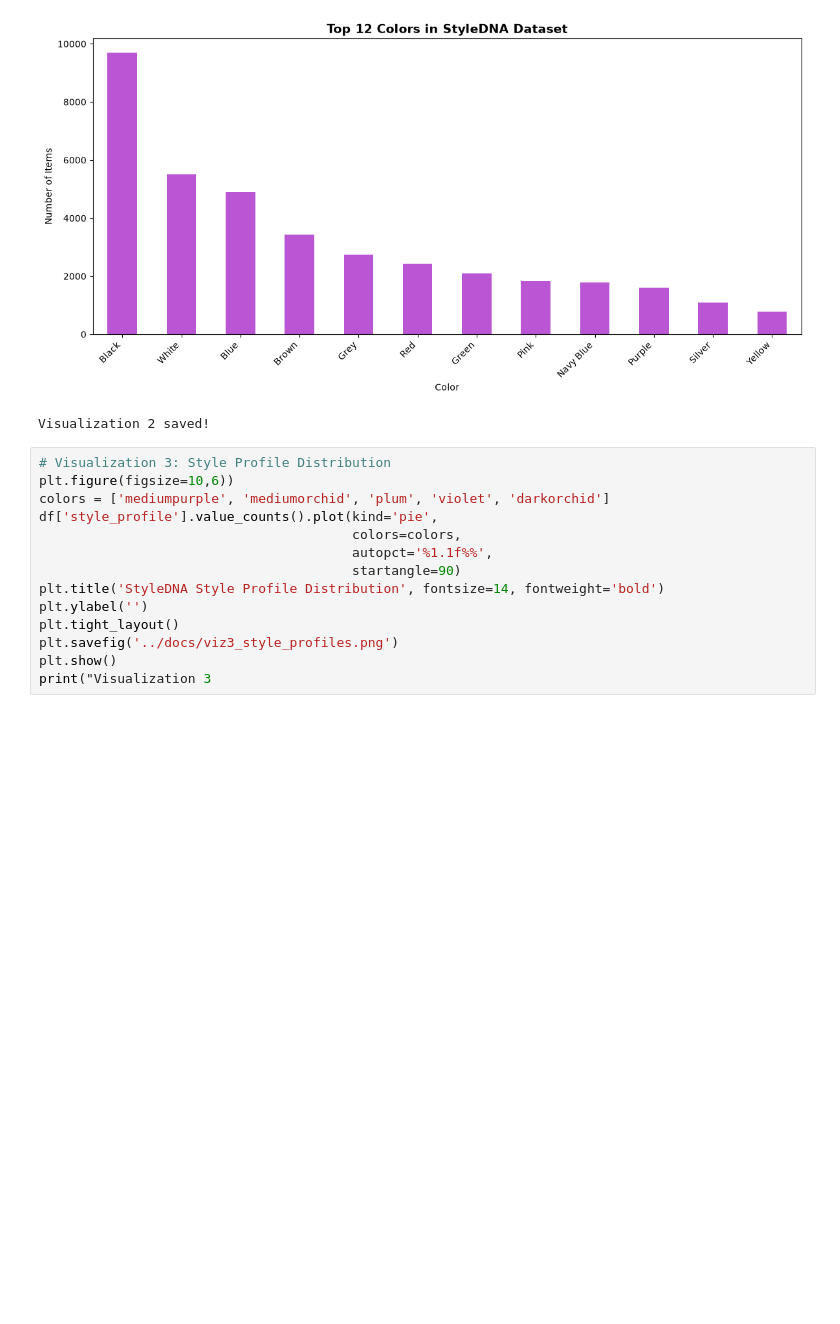
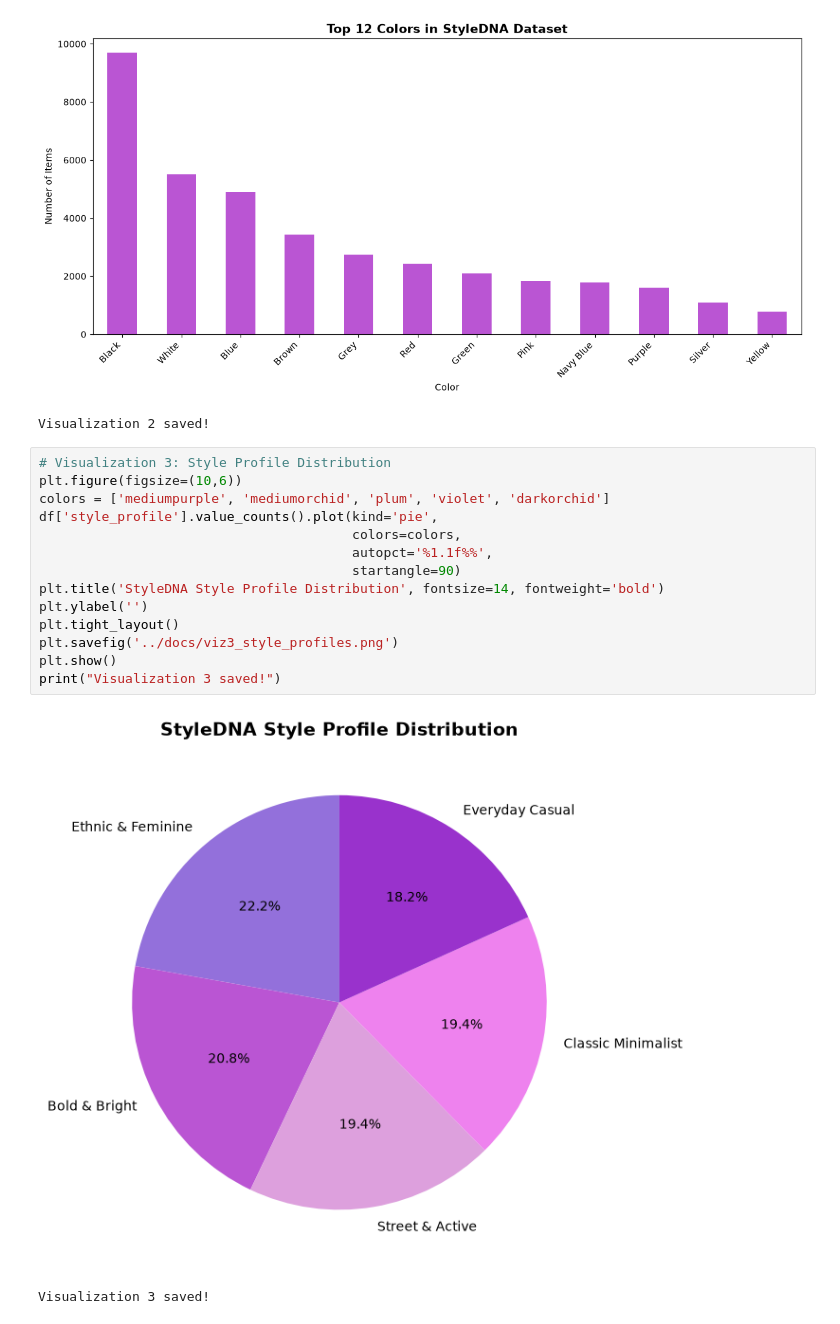
Before and after one commit to jmanz96/StyleDNA, a Jupyter notebook: notebooks/StyleDNA_model.ipynb, the cells around one changed output. Saved outputs shown, nothing was run; the diff lists cells and outputs as text; blank space fills up the shorter version.

```diff
--- a/notebooks/StyleDNA_model.ipynb
+++ b/notebooks/StyleDNA_model.ipynb
@@ -210,15 +210,18 @@ print("Visualization 2 saved!")
 Visualization 2 saved!
 # %%
 # Visualization 3: Style Profile Distribution
-plt.figure(figsize=10,6))
+plt.figure(figsize=(10,6))
 colors = ['mediumpurple', 'mediumorchid', 'plum', 'violet', 'darkorchid']
 df['style_profile'].value_counts().plot(kind='pie',
                                         colors=colors,
                                         autopct='%1.1f%%',
                                         startangle=90)
 plt.title('StyleDNA Style Profile Distribution', fontsize=14, fontweight='bold')
 plt.ylabel('')
 plt.tight_layout()
 plt.savefig('../docs/viz3_style_profiles.png')
 plt.show()
-print("Visualization 3
+print("Visualization 3 saved!")
+# %% [output]
+[figure, added]
+Visualization 3 saved!
```
Also changed, not shown: parts of 1 cell of this notebook.
